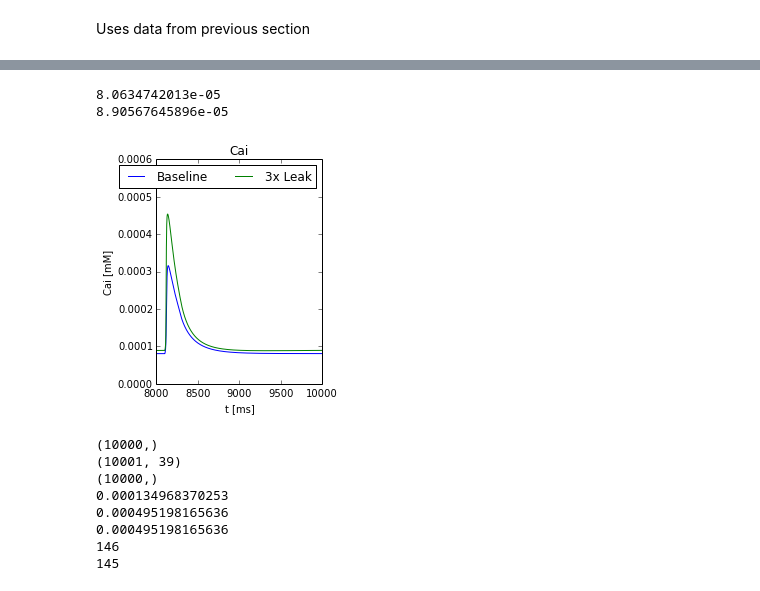
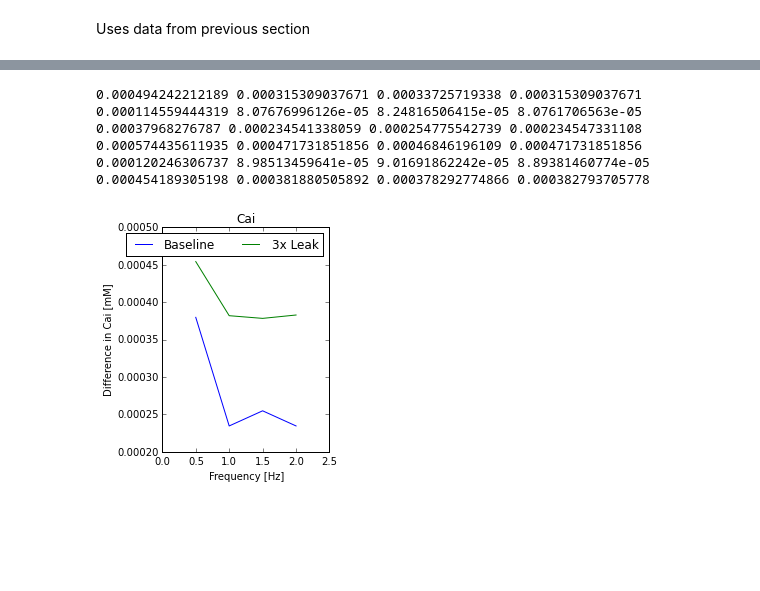
Before and after one commit to huskeypm/wholecell, a Jupyter notebook: despaSweep_150615.ipynb, the cells around one changed output, grey strips where cells are left out. Saved outputs shown, nothing was run; the diff lists cells and outputs as text; code cells hidden in the pictures; blank space fills up the shorter version.

```diff
--- a/despaSweep_150615.ipynb
+++ b/despaSweep_150615.ipynb
@@ -371,52 +627,48 @@ plt.gcf().savefig(root+versionPrefix+'figure5AB.png',dpi=300)
+# %%
+diff0_5b = max0_5b-min0_5b
+diff0_5x = max0_5x-min0_5x
+diff1b = max1b-min1b
+diff1x = max1x-min1x
+diff1_5b = max1_5b-min1_5b
+diff1_5x = max1_5x-min1_5x
+diff2b = max2b-min2b
+diff2x = max2x-min2x
+
+print max0_5b, max1b, max1_5b, max2b
+print min0_5b, min1b, min1_5b, min2b
+print diff0_5b, diff1b, diff1_5b, diff2b
+
+print max0_5x, max1x, max1_5x, max2x
+print min0_5x, min1x, min1_5x, min2x
+print diff0_5x, diff1x, diff1_5x, diff2x
+
+ctl_y=np.array([diff0_5b, diff1b, diff1_5b, diff2b])
+pd_y=np.array([diff0_5x, diff1x, diff1_5x, diff2x])
+freq=np.arange(0.5,2.5,0.5)
+# %% [output]
+0.000494242212189 0.000315309037671 0.00033725719338 0.000315309037671
+0.000114559444319 8.07676996126e-05 8.24816506415e-05 8.0761706563e-05
+0.00037968276787 0.000234541338059 0.000254775542739 0.000234547331108
+0.000574435611935 0.000471731851856 0.00046846196109 0.000471731851856
+0.000120246306737 8.98513459641e-05 9.01691862242e-05 8.89381460774e-05
+0.000454189305198 0.000381880505892 0.000378292774866 0.000382793705778
 # %%
 ax1 = plt.subplot(1,2,1)
 
 #############
-idxCai = runner.model.state_indices("Cai")
 
-data = data3
-s = data['s']
-t = data['t']
-sca3 = s[1:,idxCai]
-ax1.plot(t,sca3,label="Baseline")
-print sca3[8000]
+ax1.plot(freq,ctl_y,label="Baseline")
 
-data = data4
-s = data['s']
-t = data['t']
-sca4 = s[1:,idxCai]
-ax1.plot(t,sca4,label="3x Leak")
-print sca4[8000]
+ax1.plot(freq,pd_y,label="3x Leak")
 
-ax1.set_xlim([8000,10000])
-ax1.set_ylabel("Cai [mM]")
-ax1.set_xlabel("t [ms]")
+ax1.set_xlim([0,2.5])
+ax1.set_ylabel("Difference in Cai [mM]")
+ax1.set_xlabel("Frequency [Hz]")
 ax1.set_title("Cai")
 
 plt.legend(loc=0, ncol=3)
 plt.tight_layout()
 
-plt.gcf().savefig(root+versionPrefix+'figure5B.png',dpi=300)
+plt.gcf().savefig(root+versionPrefix+'figure5D.png',dpi=300)
 # %% [output]
-8.0634742013e-05
-8.90567645896e-05
-[figure, old version]
+[figure, new version]
-# %%
-print np.shape(s[1:,idxCai])
-print np.shape(s[:,:])
-print np.shape(sca)
-print sca1[8000]
-print np.amax(sca1[8000:8500])
-print np.amax(sca2[8000:8500])
-#print sca1[8000:8500]
-print np.argmax(sca1[8000:8500])
-print np.argmax(sca2[8000:8500])
-# %% [output]
-(10000,)
-(10001, 39)
-(10000,)
-0.000134968370253
-0.000495198165636
-0.000495198165636
-146
-145
```
Also changed, not shown: parts of 35 cells of this notebook, 28 other files.
